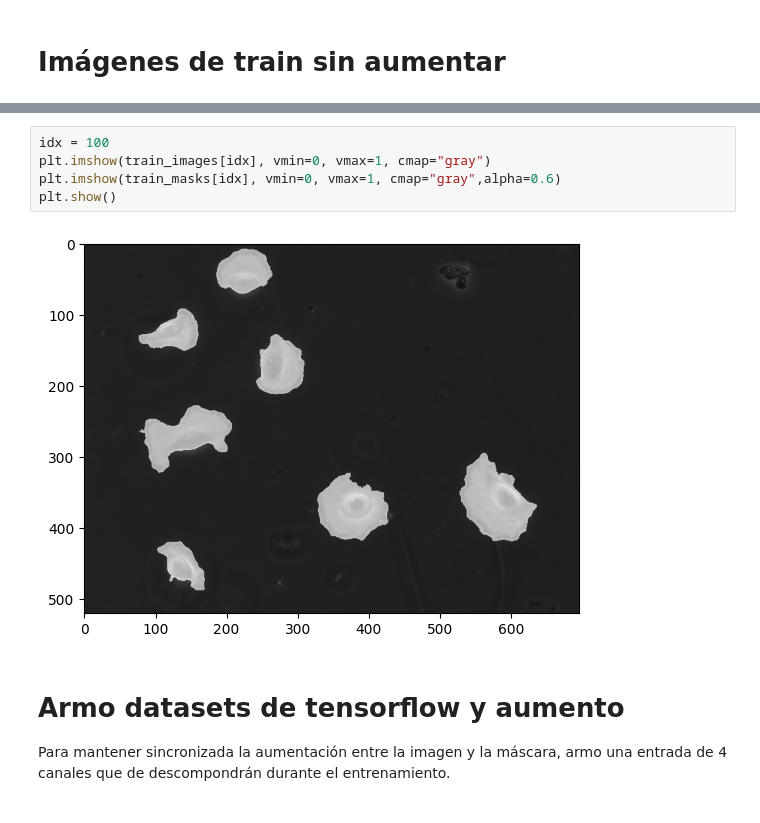
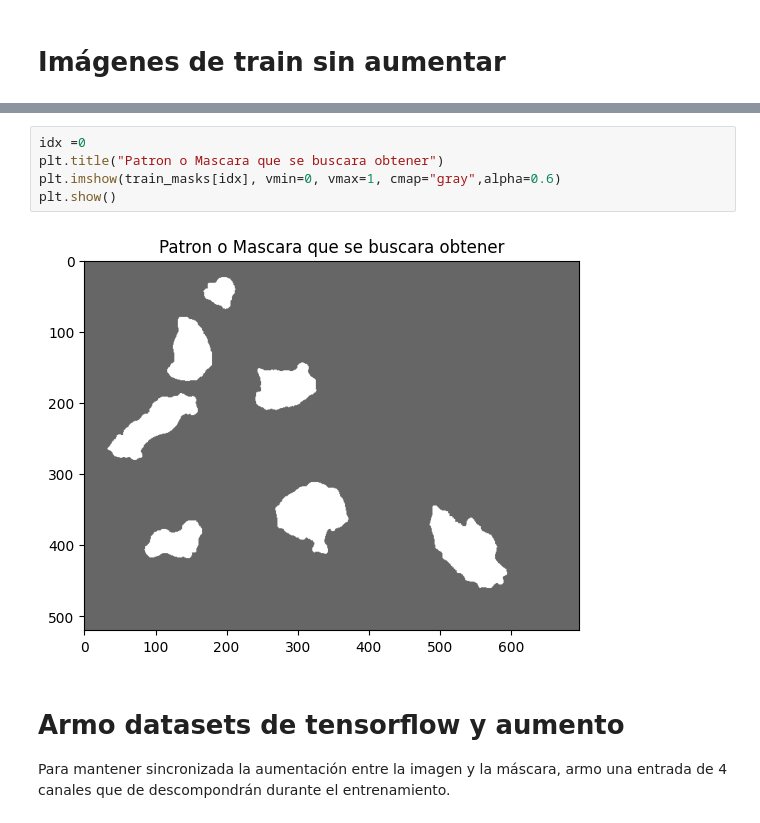
Before and after one commit to jucardozo/tp-2-Redes-Neuronales, a Jupyter notebook: TP2_Segmentación.ipynb, the cells around one changed output, grey strips where cells are left out. Saved outputs shown, nothing was run; the diff lists cells and outputs as text.

```diff
--- a/TP2_Segmentación.ipynb
+++ b/TP2_Segmentación.ipynb
@@ -65,10 +72,10 @@ val_masks = 1*(np.vstack(val_masks) >0 )
 # %%
-idx = 100
-plt.imshow(train_images[idx], vmin=0, vmax=1, cmap="gray")
+idx =0
+plt.title("Patron o Mascara que se buscara obtener")
 plt.imshow(train_masks[idx], vmin=0, vmax=1, cmap="gray",alpha=0.6)
 plt.show()
 # %% [output]
-[figure, old version]
+[figure, new version]
 # %% [markdown]
 # Armo datasets de tensorflow y aumento
 
```
Also changed, not shown: parts of 29 cells of this notebook.
